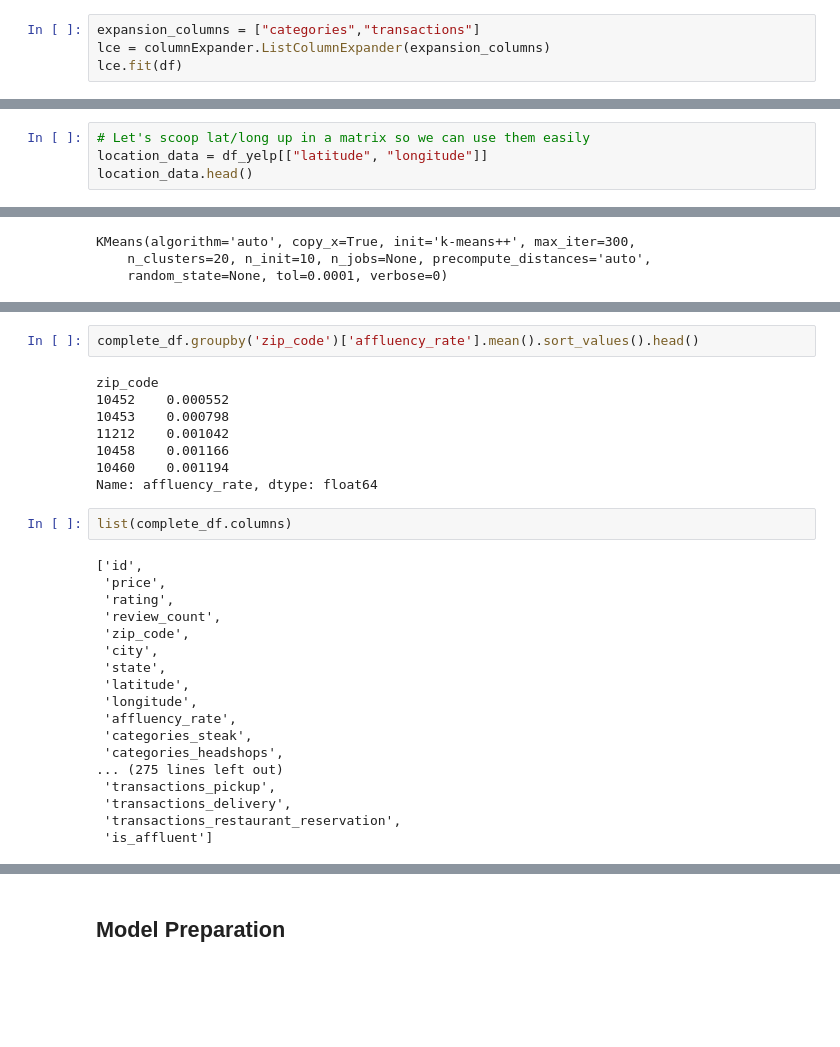
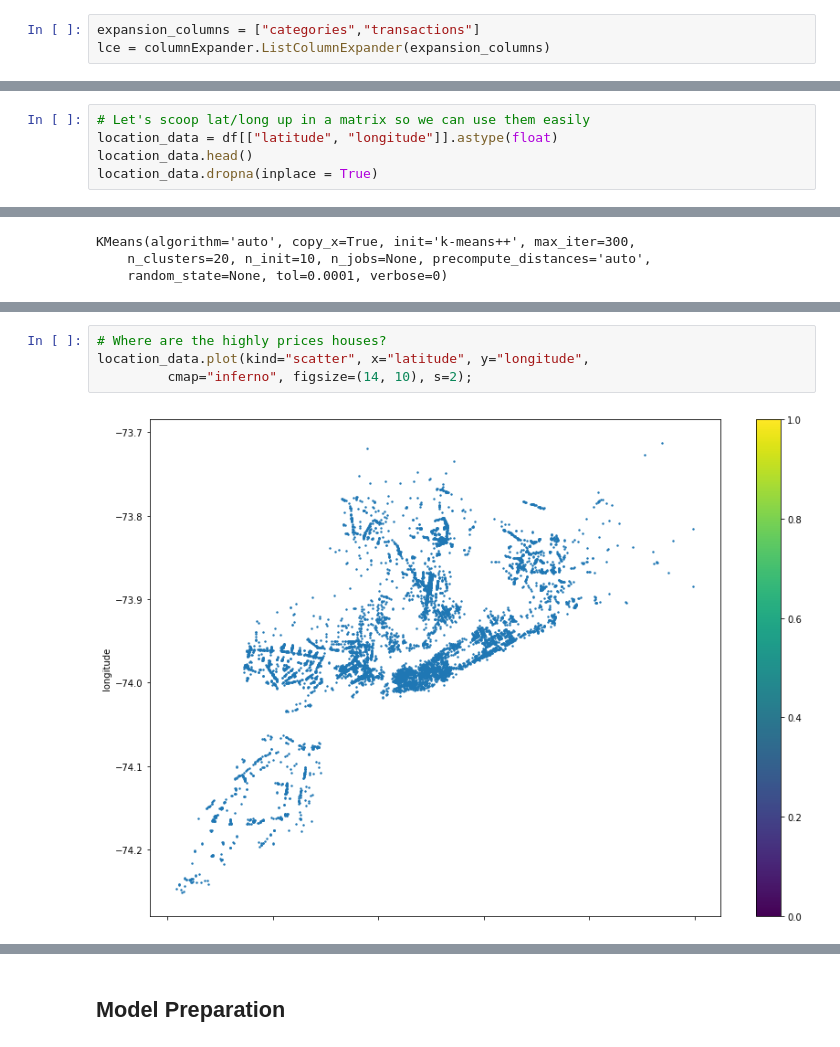
Before and after one commit to Shaddyjr/predicting_affluence_using_yelp, a Jupyter notebook: client_project_notebook.ipynb, the cells around one changed output, grey strips where cells are left out. Cells and saved outputs as stored; diff of their text form; blank space fills up the shorter version.

```diff
--- a/client_project_notebook.ipynb
+++ b/client_project_notebook.ipynb
@@ -364,4 +368,3 @@ We are left with 8869 complete data points
 # %%
 expansion_columns = ["categories","transactions"]
 lce = columnExpander.ListColumnExpander(expansion_columns)
-lce.fit(df)
@@ -475,4 +405,5 @@ kscore_list
 # %%
 # Let's scoop lat/long up in a matrix so we can use them easily
-location_data = df_yelp[["latitude", "longitude"]]
+location_data = df[["latitude", "longitude"]].astype(float)
 location_data.head()
+location_data.dropna(inplace = True)
@@ -508,30 +418,6 @@ KMeans(algorithm='auto', copy_x=True, init='k-means++', max_iter=300,
-# %%
-complete_df.groupby('zip_code')['affluency_rate'].mean().sort_values().head()
-# %% [output]
-zip_code
-10452    0.000552
-10453    0.000798
-11212    0.001042
-10458    0.001166
-10460    0.001194
-Name: affluency_rate, dtype: float64
-# %%
-list(complete_df.columns)
-# %% [output]
-['id',
- 'price',
- 'rating',
- 'review_count',
- 'zip_code',
- 'city',
- 'state',
- 'latitude',
- 'longitude',
- 'affluency_rate',
- 'categories_steak',
- 'categories_headshops',
-... (275 lines left out)
- 'transactions_pickup',
- 'transactions_delivery',
- 'transactions_restaurant_reservation',
- 'is_affluent']
+# %%
+# Where are the highly prices houses?
+location_data.plot(kind="scatter", x="latitude", y="longitude",
+         cmap="inferno", figsize=(14, 10), s=2);
+# %% [output]
+[figure, added]
```
Also changed, not shown: parts of 32 cells of this notebook.
